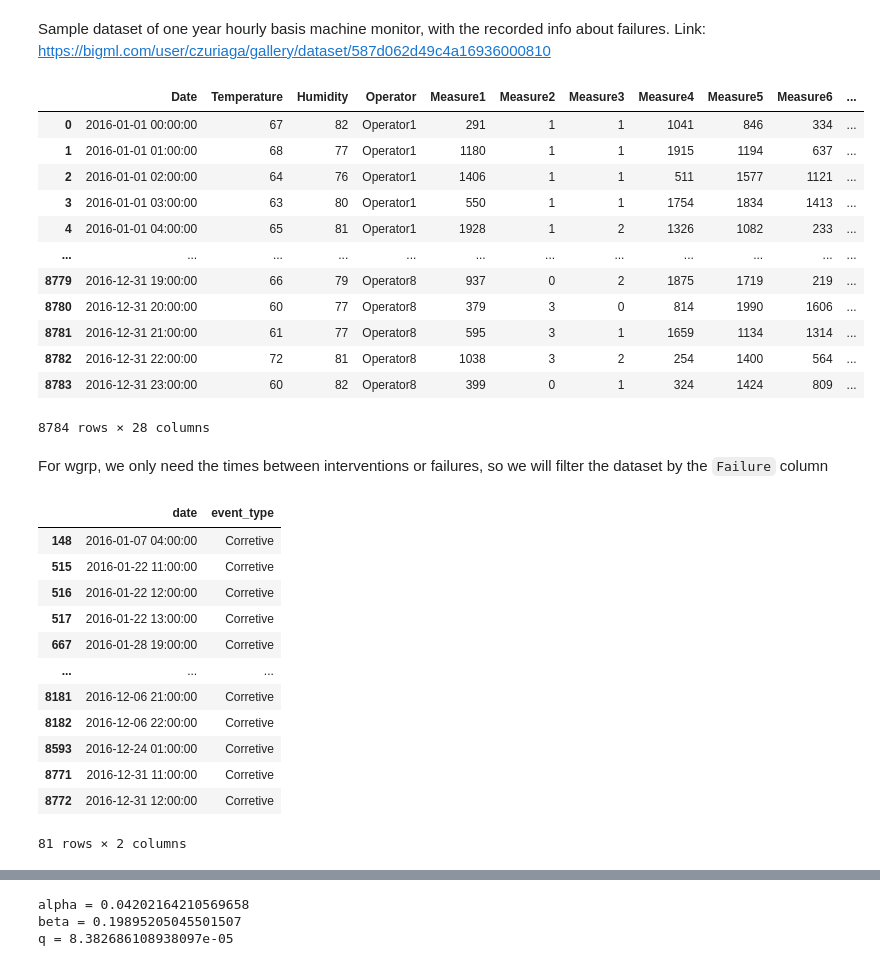
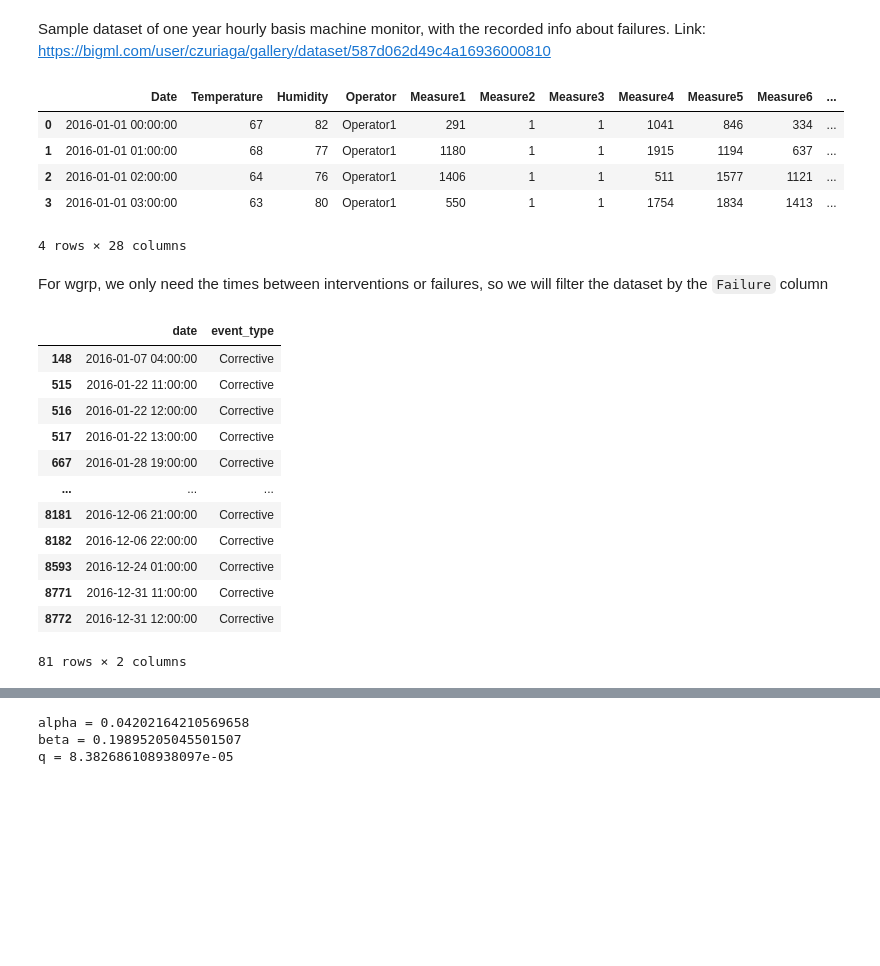
Before and after one commit to danttis/wgrp, a Jupyter notebook: Example_of_use.ipynb, the cells around one changed output, grey strips where cells are left out. Saved outputs shown, nothing was run; the diff lists cells and outputs as text; code cells hidden in the pictures; blank space fills up the shorter version.

```diff
--- a/Example_of_use.ipynb
+++ b/Example_of_use.ipynb
@@ -10,41 +10,34 @@ import matplotlib.pyplot as plt
 data = pd.read_csv('./data/BigML_Dataset_66a94517facfe55d4a01747d.csv')
 # %%
 ## Data
-data
+data.head(4)
 # %% [output]
 |  | Date | Temperature | Humidity | Operator | Measure1 | Measure2 | Measure3 | Measure4 | Measure5 | Measure6 | ... |
 | 0 | 2016-01-01 00:00:00 | 67 | 82 | Operator1 | 291 | 1 | 1 | 1041 | 846 | 334 | ... |
 | 1 | 2016-01-01 01:00:00 | 68 | 77 | Operator1 | 1180 | 1 | 1 | 1915 | 1194 | 637 | ... |
 | 2 | 2016-01-01 02:00:00 | 64 | 76 | Operator1 | 1406 | 1 | 1 | 511 | 1577 | 1121 | ... |
 | 3 | 2016-01-01 03:00:00 | 63 | 80 | Operator1 | 550 | 1 | 1 | 1754 | 1834 | 1413 | ... |
-| 4 | 2016-01-01 04:00:00 | 65 | 81 | Operator1 | 1928 | 1 | 2 | 1326 | 1082 | 233 | ... |
-| ... | ... | ... | ... | ... | ... | ... | ... | ... | ... | ... | ... |
-| 8779 | 2016-12-31 19:00:00 | 66 | 79 | Operator8 | 937 | 0 | 2 | 1875 | 1719 | 219 | ... |
-| 8780 | 2016-12-31 20:00:00 | 60 | 77 | Operator8 | 379 | 3 | 0 | 814 | 1990 | 1606 | ... |
-| 8781 | 2016-12-31 21:00:00 | 61 | 77 | Operator8 | 595 | 3 | 1 | 1659 | 1134 | 1314 | ... |
-| 8782 | 2016-12-31 22:00:00 | 72 | 81 | Operator8 | 1038 | 3 | 2 | 254 | 1400 | 564 | ... |
-| 8783 | 2016-12-31 23:00:00 | 60 | 82 | Operator8 | 399 | 0 | 1 | 324 | 1424 | 809 | ... |
-8784 rows × 28 columns
+4 rows × 28 columns
 # %% [markdown]
 For wgrp, we only need the times between interventions or failures, so we will filter the dataset by the `Failure` column
 # %%
 data = data[data['Failure'] == 'Yes']
 
-data_failure = pd.DataFrame()
-data_failure['date'] = data['Date']
-data_failure['event_type'] = 'Corretive' # there is no intervention but failure, therefore the type is corrective
-data_failure
+failure_data = pd.DataFrame()
+failure_data['date'] = data['Date']
+failure_data['event_type'] = 'Corrective' # there is no preventive intervention but failures, therefore the type is corrective
+failure_data
 # %% [output]
 |  | date | event_type |
-| 148 | 2016-01-07 04:00:00 | Corretive |
-| 515 | 2016-01-22 11:00:00 | Corretive |
-| 516 | 2016-01-22 12:00:00 | Corretive |
-| 517 | 2016-01-22 13:00:00 | Corretive |
-| 667 | 2016-01-28 19:00:00 | Corretive |
+| 148 | 2016-01-07 04:00:00 | Corrective |
+| 515 | 2016-01-22 11:00:00 | Corrective |
+| 516 | 2016-01-22 12:00:00 | Corrective |
+| 517 | 2016-01-22 13:00:00 | Corrective |
+| 667 | 2016-01-28 19:00:00 | Corrective |
 | ... | ... | ... |
-| 8181 | 2016-12-06 21:00:00 | Corretive |
-| 8182 | 2016-12-06 22:00:00 | Corretive |
-| 8593 | 2016-12-24 01:00:00 | Corretive |
-| 8771 | 2016-12-31 11:00:00 | Corretive |
-| 8772 | 2016-12-31 12:00:00 | Corretive |
+| 8181 | 2016-12-06 21:00:00 | Corrective |
+| 8182 | 2016-12-06 22:00:00 | Corrective |
+| 8593 | 2016-12-24 01:00:00 | Corrective |
+| 8771 | 2016-12-31 11:00:00 | Corrective |
+| 8772 | 2016-12-31 12:00:00 | Corrective |
 81 rows × 2 columns
```
Also changed, not shown: parts of 23 cells of this notebook, 2 other files.
